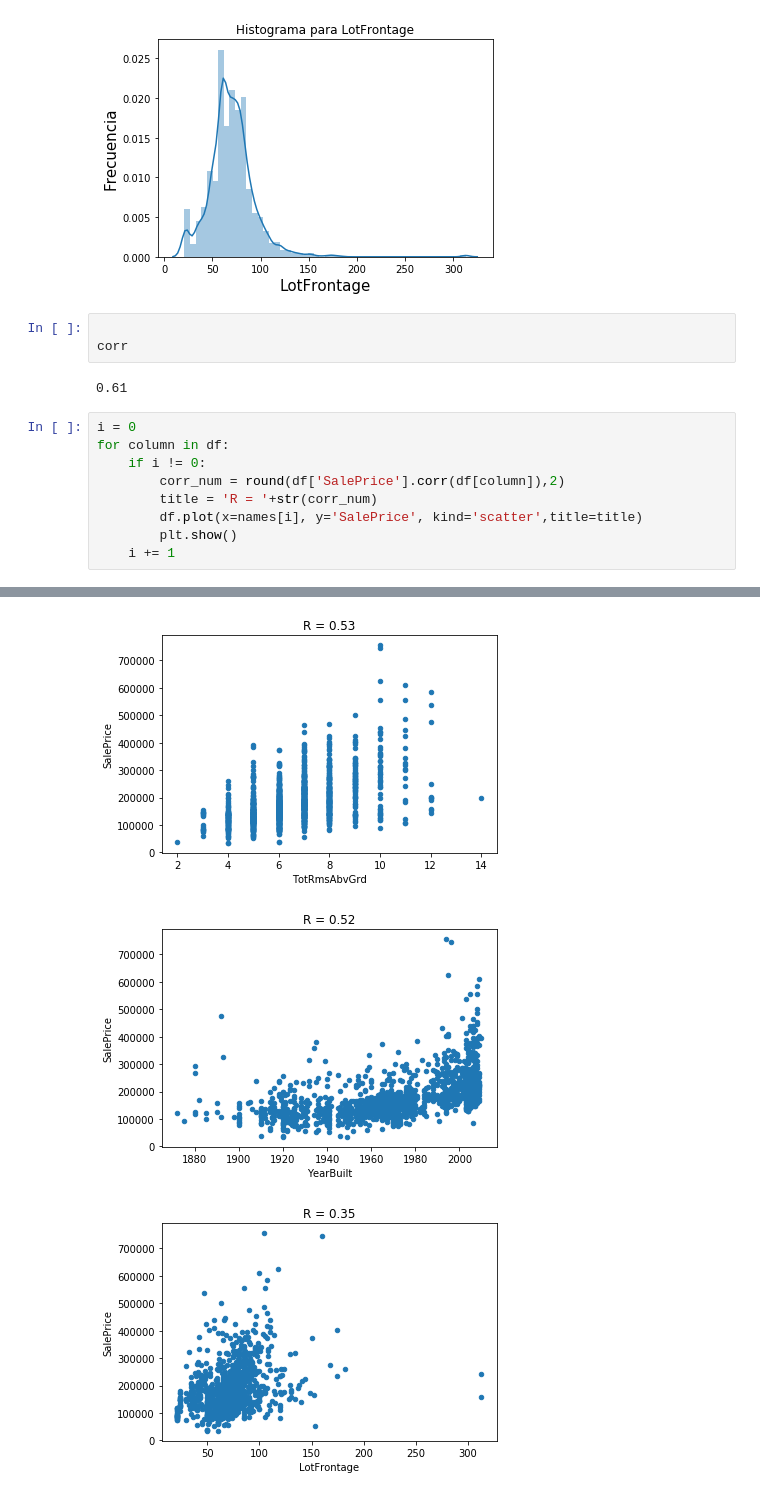
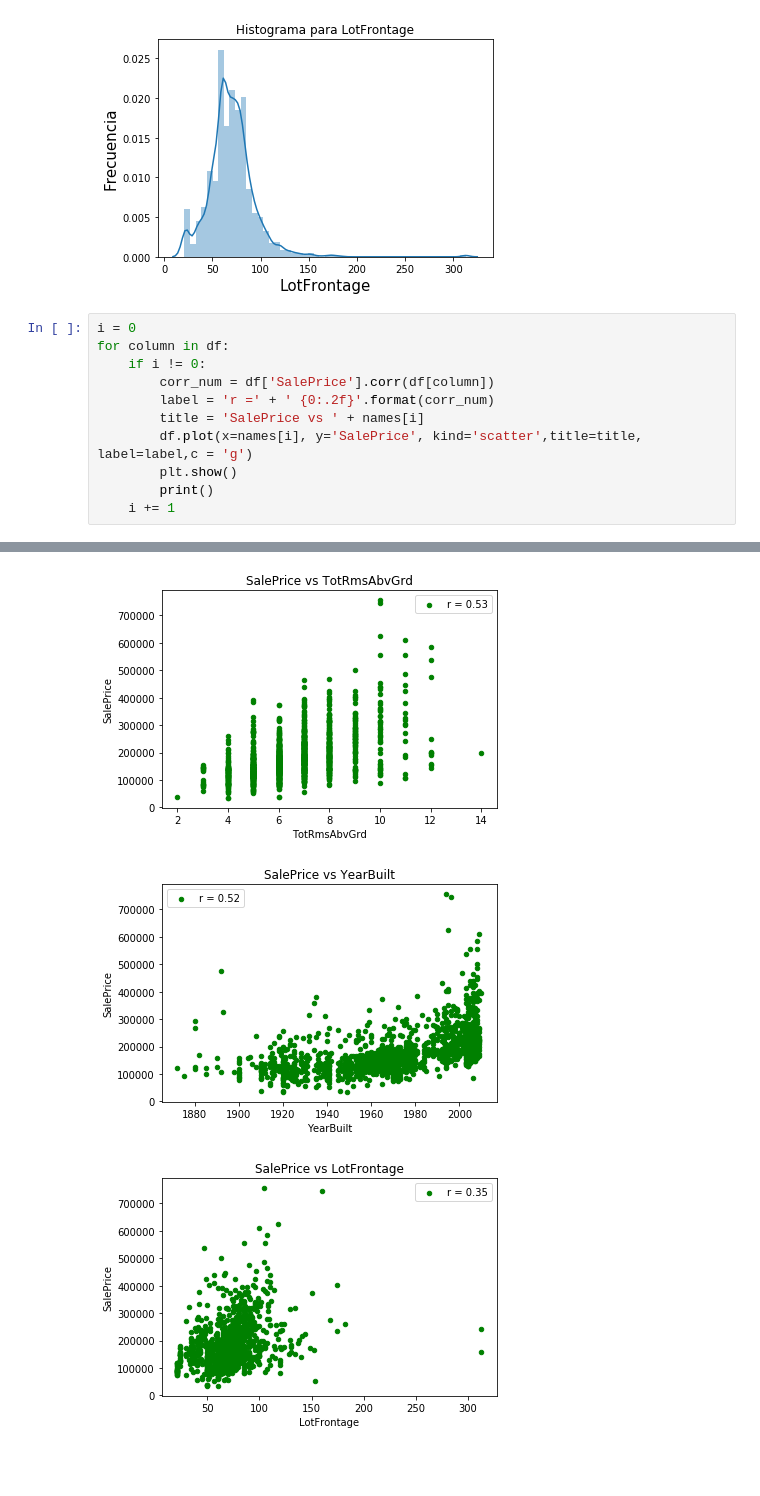
Before and after one commit to AndreRodas/Galielo_DataScience_project, a Jupyter notebook: Proyecto1_DataScience.ipynb, the cells around one changed output, grey strips where cells are left out. Drawn from its saved outputs; the diff is of its cells as text; blank space fills up the shorter version.

```diff
--- a/Proyecto1_DataScience.ipynb
+++ b/Proyecto1_DataScience.ipynb
@@ -106,18 +106,15 @@ for column in df:
 [figure]
 [figure]
 [figure]
-# %%
-
-corr
-# %% [output]
-0.61
 # %%
 i = 0
 for column in df:
     if i != 0:
-        corr_num = round(df['SalePrice'].corr(df[column]),2)
-        title = 'R = '+str(corr_num)
-        df.plot(x=names[i], y='SalePrice', kind='scatter',title=title)
+        corr_num = df['SalePrice'].corr(df[column])
+        label = 'r =' + ' {0:.2f}'.format(corr_num)
+        title = 'SalePrice vs ' + names[i]
+        df.plot(x=names[i], y='SalePrice', kind='scatter',title=title, label=label,c = 'g')
         plt.show()
+        print()
     i += 1
 # %% [output]
@@ -126,3 +123,3 @@ for column in df:
-[figure, old version]
+[figure, new version]
-[figure, old version]
+[figure, new version]
-[figure, old version]
+[figure, new version]
```
Also changed, not shown: parts of 5 cells of this notebook.
